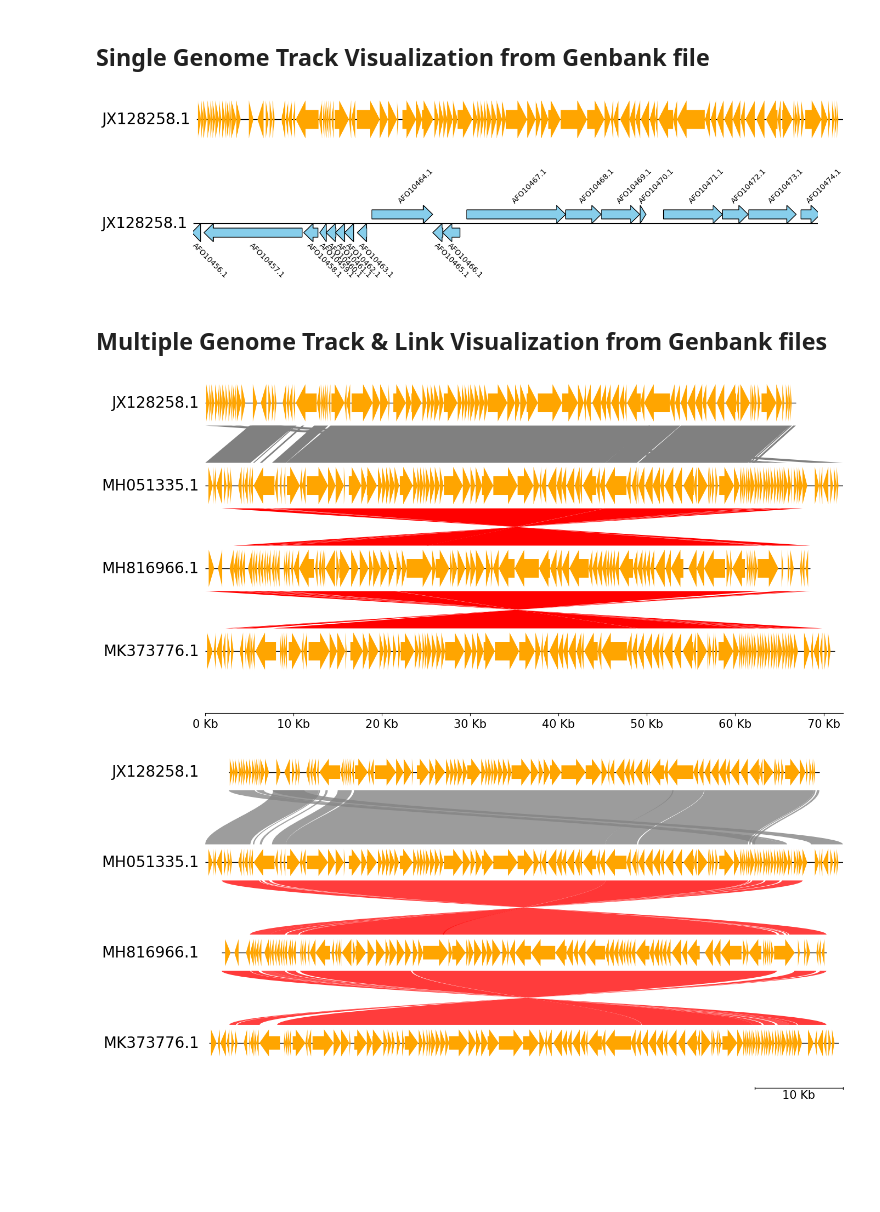
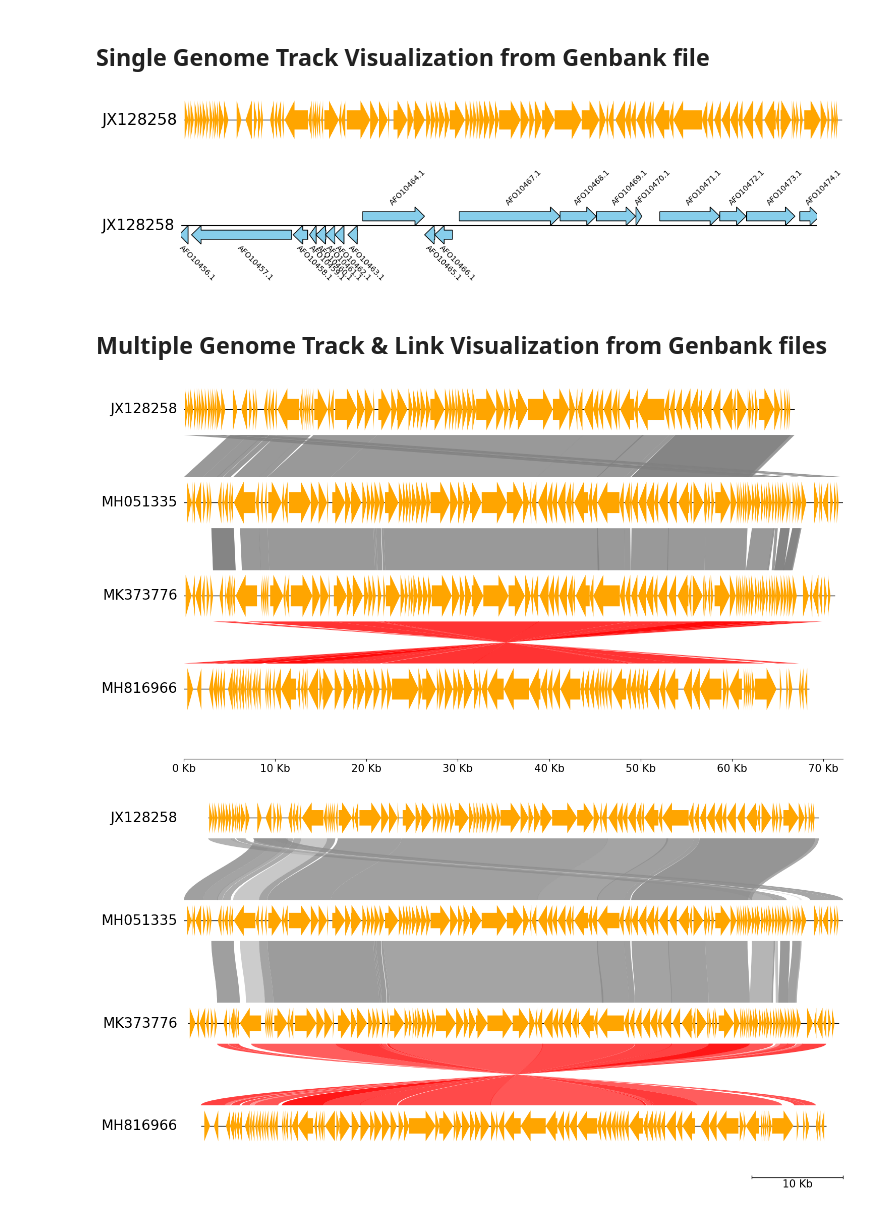
Before and after one commit to moshi4/pyGenomeViz, a Jupyter notebook: docs/examples/practical_example.ipynb, the cells around one changed output. Saved outputs shown, nothing was run; the diff lists cells and outputs as text; code cells hidden in the pictures; blank space fills up the shorter version.

```diff
--- a/docs/examples/practical_example.ipynb
+++ b/docs/examples/practical_example.ipynb
@@ -9,7 +9,7 @@
 from pygenomeviz import Genbank, GenomeViz, load_dataset
 
 # Load single genbank file
-gbk_files, _ = load_dataset("phage")
+gbk_files, _ = load_dataset("escherichia_phage")
 gbk = Genbank(gbk_files[0])
 
 # Visualize genbank features
@@ -17,14 +17,14 @@ gv = GenomeViz()
 track = gv.add_feature_track(gbk.name, gbk.genome_length)
 track.add_genbank_features(gbk)
 
-fig = gv.plotfig(dpi=100)
+fig = gv.plotfig()
 # %% [output]
-[figure, old version]
+[figure, new version]
 # %%
 from pygenomeviz import Genbank, GenomeViz, load_dataset
 
 # Load single genbank file (Restrict genomic range)
-gbk_files, _ = load_dataset("phage")
+gbk_files, _ = load_dataset("escherichia_phage")
 gbk = Genbank(gbk_files[0], min_range=10000, max_range=25000)
 
 # Visualize genbank features
@@ -32,30 +32,30 @@ gv = GenomeViz()
 track = gv.add_feature_track(gbk.name, gbk.genome_length)
 track.add_genbank_features(gbk, label_type="protein_id", plotstyle="arrow", facecolor="skyblue", labelsize=10, linewidth=1)
 
-fig = gv.plotfig(dpi=100)
+fig = gv.plotfig()
 # %% [output]
-[figure, old version]
+[figure, new version]
 # %% [markdown]
 ## Multiple Genome Track & Link Visualization from Genbank files
 # %%
 from pygenomeviz import Genbank, GenomeViz, load_dataset
 
 gv = GenomeViz(tick_style="axis")
 
-gbk_files, links = load_dataset("phage")
+gbk_files, links = load_dataset("escherichia_phage")
 for gbk_file in gbk_files:
     gbk = Genbank(gbk_file)
     track = gv.add_feature_track(gbk.name, gbk.genome_length)
     track.add_genbank_features(gbk)
 
 for link in links:
     link_data1 = (link.ref_name, link.ref_start, link.ref_end)
     link_data2 = (link.query_name, link.query_start, link.query_end)
     gv.add_link(link_data1, link_data2)
 
-fig = gv.plotfig(dpi=100)
+fig = gv.plotfig()
 # %% [output]
-[figure, old version]
+[figure, new version]
 # %%
 from pygenomeviz import Genbank, GenomeViz, load_dataset
 
@@ -67,17 +67,18 @@ gv = GenomeViz(
     align_type="center",
 )
 
-gbk_files, links = load_dataset("phage")
+gbk_files, links = load_dataset("escherichia_phage")
 for gbk_file in gbk_files:
     gbk = Genbank(gbk_file)
     track = gv.add_feature_track(gbk.name, gbk.genome_length)
     track.add_genbank_features(gbk)
 
+min_identity = int(min(link.identity for link in links))
 for link in links:
     link_data1 = (link.ref_name, link.ref_start, link.ref_end)
     link_data2 = (link.query_name, link.query_start, link.query_end)
-    gv.add_link(link_data1, link_data2, interpolation_value=link.identity, alpha=0.8, curve=True)
+    gv.add_link(link_data1, link_data2, v=link.identity, vmin=min_identity, curve=True)
 
-fig = gv.plotfig(dpi=100)
+fig = gv.plotfig()
 # %% [output]
-[figure, old version]
+[figure, new version]
```
Also changed, not shown: 6 other files.
